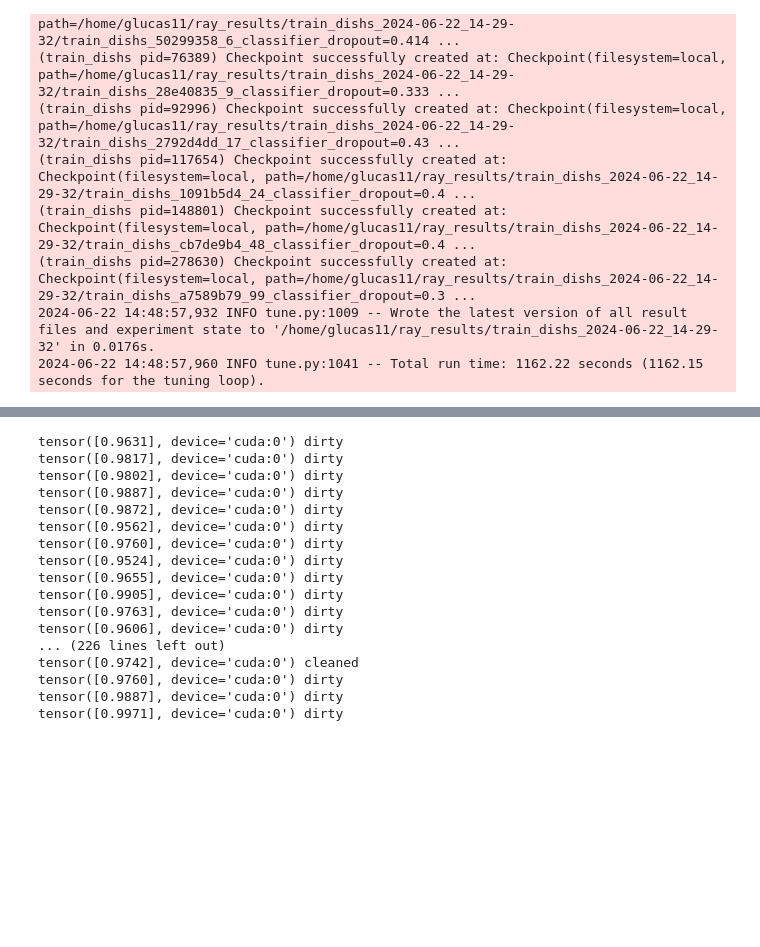
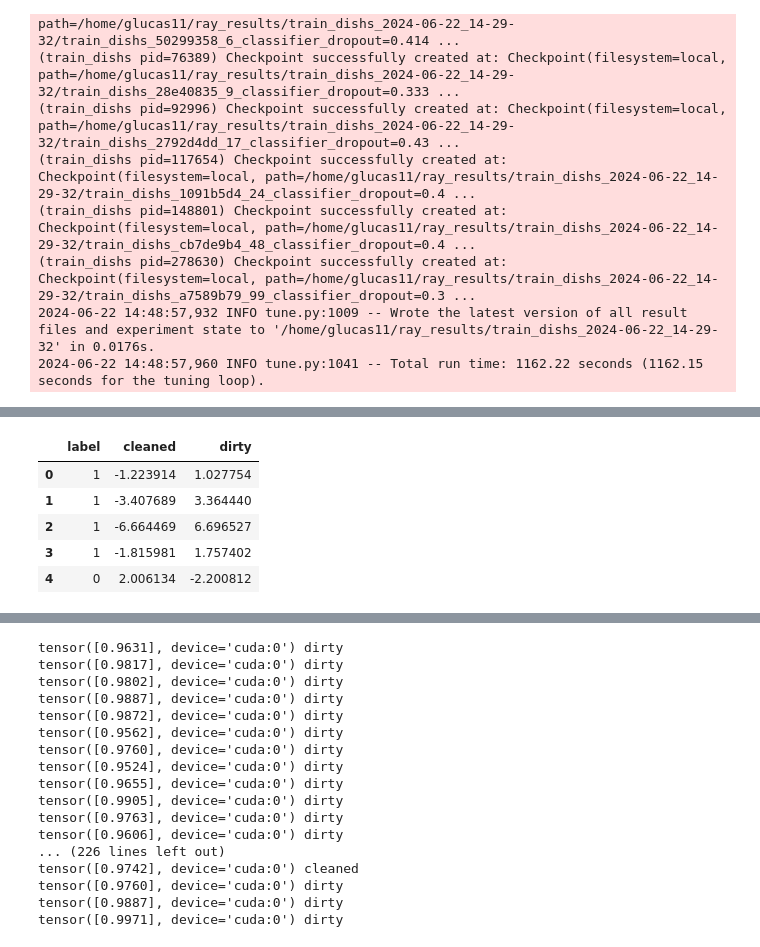
Before and after one commit to glucard/general-study-repo, a Jupyter notebook: machine_learning/kaggle_competitions/Cleaned-vs-Dirty-V2/model_tuned.ipynb, the cells around one changed output, grey strips where cells are left out. Cells and saved outputs as stored; diff of their text form; code cells hidden in the pictures; blank space fills up the shorter version.

```diff
--- a/machine_learning/kaggle_competitions/Cleaned-vs-Dirty-V2/model_tuned.ipynb
+++ b/machine_learning/kaggle_competitions/Cleaned-vs-Dirty-V2/model_tuned.ipynb
@@ -650,2 +645,39 @@ val: {'mean_loss': 0.7438365817070007, 'mean_accuracy': 0.75}
 # %%
 new_model = best_config_train_model['model']
+# %%
+from PIL import Image
+import pandas as pd
+
+def get_model_digits(model):
+    model.eval()
+
+    all_labels = []
+    all_probs = []
+    for inputs, labels in dataloaders['val']:
+        with torch.no_grad():
+            pred = model(inputs.float().to(device))
+        all_labels.append(labels.cpu().numpy())
+        all_probs.append(pred.cpu().numpy())
+        # submission_csv['id'].append(id)
+    all_labels = np.concatenate(all_labels)
+    all_probs = np.concatenate(all_probs)
+
+    submission_csv = {}
+    submission_csv['label'] = all_labels.argmax(axis=1)
+    for prob, class_name in zip(all_probs.T, class_names):
+        submission_csv[class_name] = prob
+
+    return pd.DataFrame(submission_csv)
+
+    #submission_csv = pd.DataFrame(submission_csv).set_index("id")
+    #submission_csv.to_csv("probs.csv")
+
+df_digits = get_model_digits(new_model)
+df_digits.head()
+# %% [output]
+|  | label | cleaned | dirty |
+| 0 | 1 | -1.223914 | 1.027754 |
+| 1 | 1 | -3.407689 | 3.364440 |
+| 2 | 1 | -6.664469 | 6.696527 |
+| 3 | 1 | -1.815981 | 1.757402 |
+| 4 | 0 | 2.006134 | -2.200812 |
```
Also changed, not shown: parts of 8 cells of this notebook, 25 other files.
